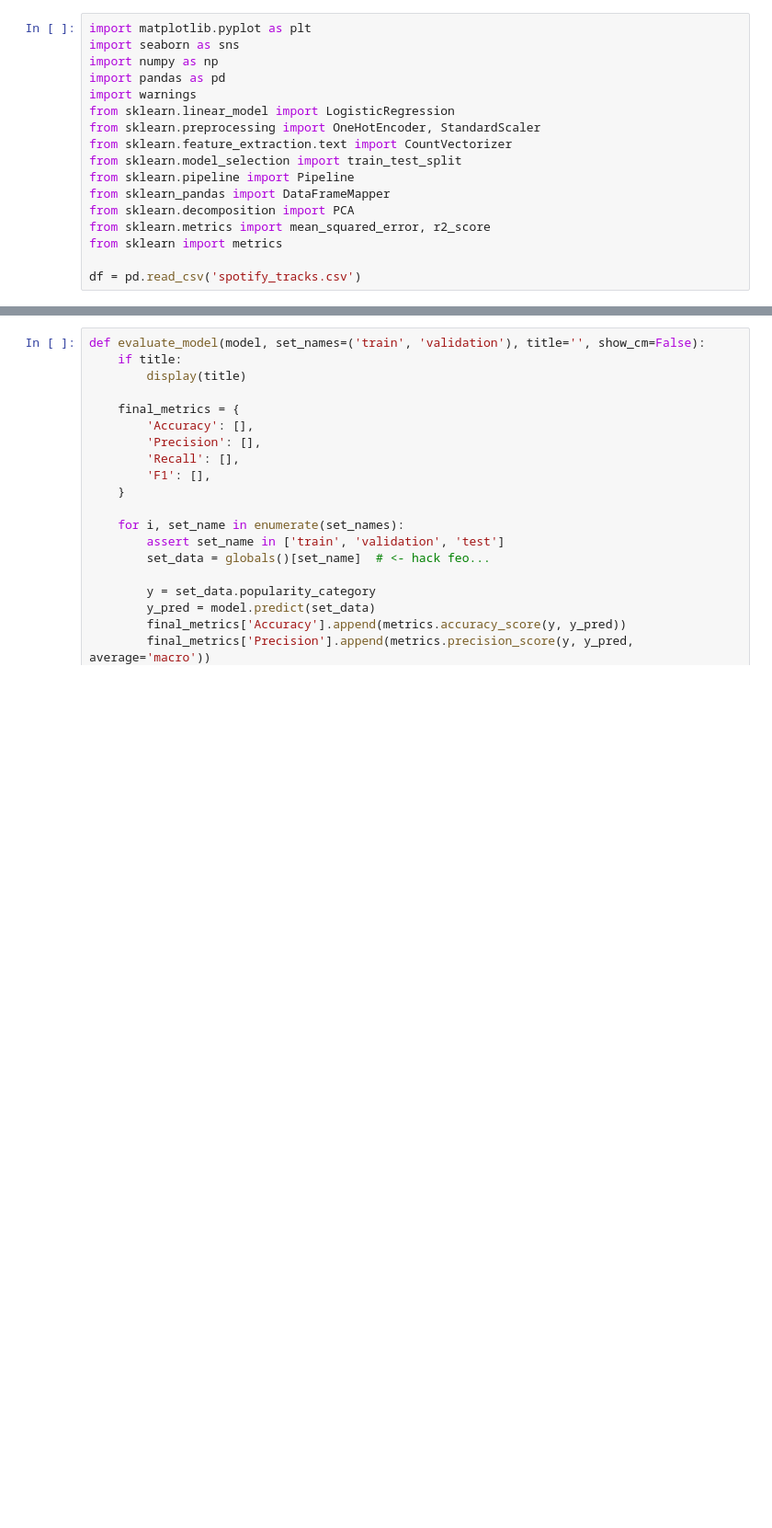
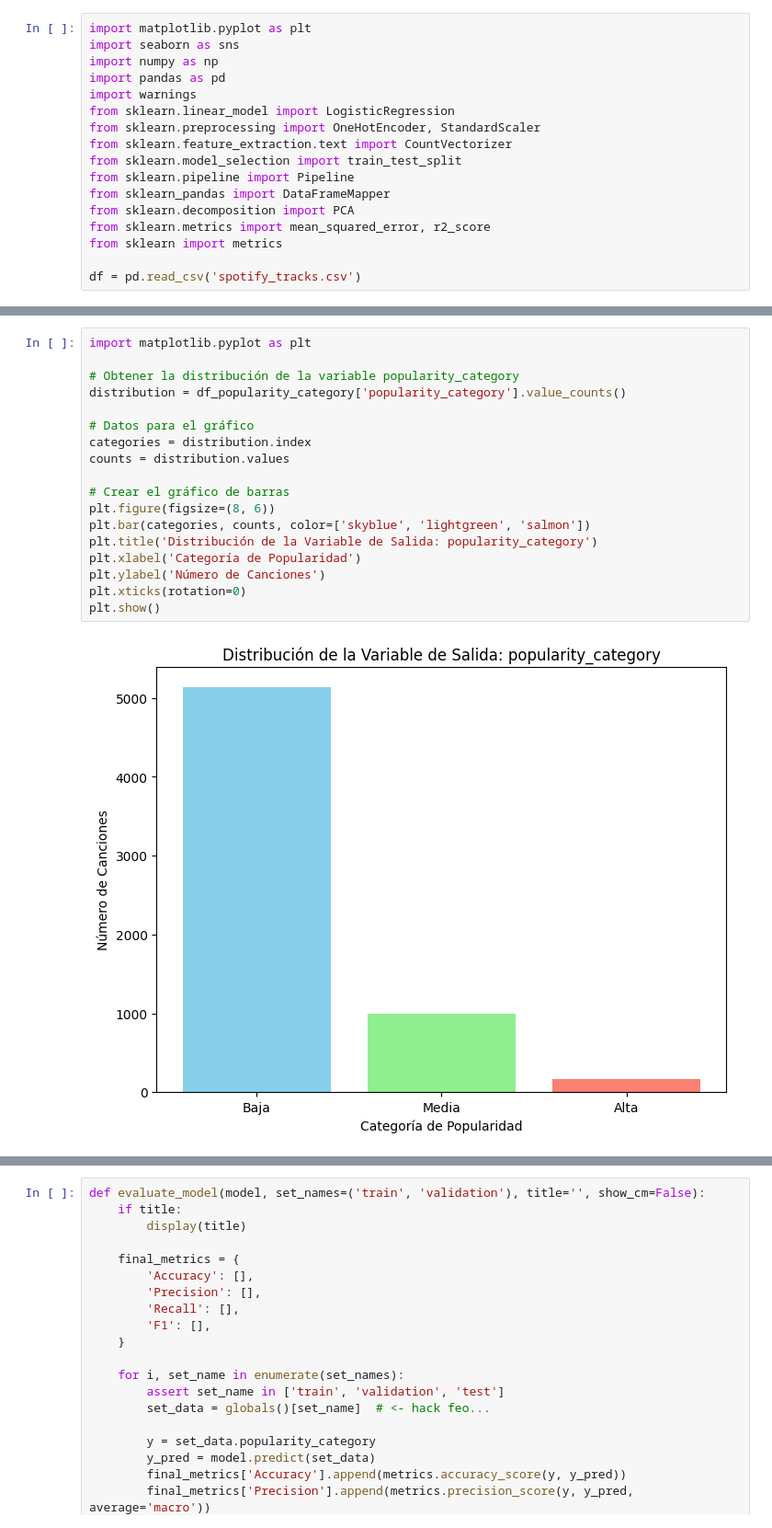
Before and after one commit to domingueznAyP/machine_learning_tp1, a Jupyter notebook: tp1.ipynb, the cells around one changed output, grey strips where cells are left out. Shown at 92% size. Cells and saved outputs as stored; diff of their text form; blank space fills up the shorter version.

```diff
--- a/tp1.ipynb
+++ b/tp1.ipynb
@@ -78,0 +449,20 @@ df = pd.read_csv('spotify_tracks.csv')
+# %%
+import matplotlib.pyplot as plt
+
+# Obtener la distribución de la variable popularity_category
+distribution = df_popularity_category['popularity_category'].value_counts()
+
+# Datos para el gráfico
+categories = distribution.index
+counts = distribution.values
+
+# Crear el gráfico de barras
+plt.figure(figsize=(8, 6))
+plt.bar(categories, counts, color=['skyblue', 'lightgreen', 'salmon'])
+plt.title('Distribución de la Variable de Salida: popularity_category')
+plt.xlabel('Categoría de Popularidad')
+plt.ylabel('Número de Canciones')
+plt.xticks(rotation=0)
+plt.show()
+# %% [output]
+[figure, added]
```
Also changed, not shown: parts of 52 cells of this notebook.
